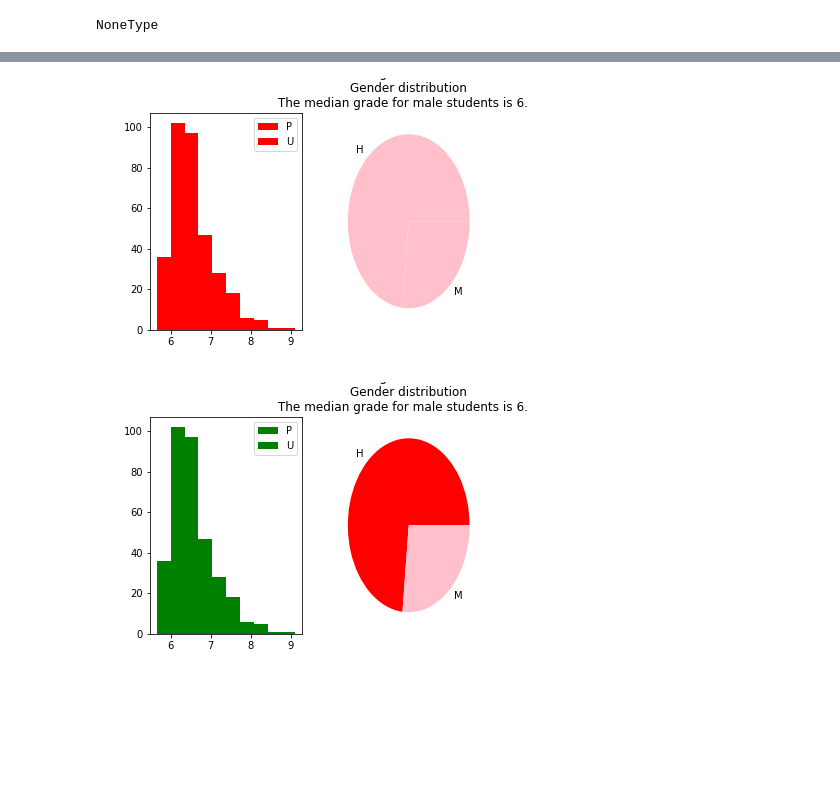
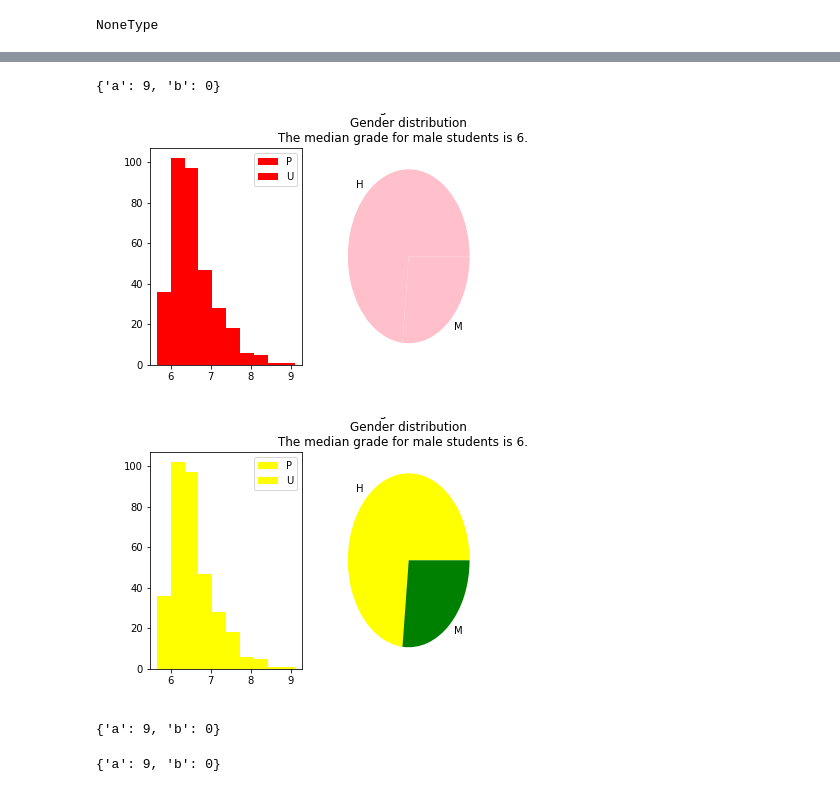
Before and after one commit to jorses/tfg, a Jupyter notebook: notebooks/test_notas.ipynb, the cells around one changed output, grey strips where cells are left out. Saved outputs shown, nothing was run; the diff lists cells and outputs as text; code cells hidden in the pictures; blank space fills up the shorter version.

```diff
--- a/notebooks/test_notas.ipynb
+++ b/notebooks/test_notas.ipynb
@@ -351,10 +328,26 @@ somename1
 # %%
 from IPython.display import Image
 from IPython.display import display
-#pick 2 that have not been picked
+displayed = {
+    "1": "a",
+    "2": "b"
+}
+inc("a")
+
+with open('result.json') as f:
+    data = json.load(f)
+results = data
+print(results)
+#pick 2
+# update displayed
+
+#actually display
 x = Image("somename.png")
 y = Image("somename1.png")
 display(x, y)
+results
 # %% [output]
+{'a': 9, 'b': 0}
 [figure]
-[figure, old version]
+[figure, new version]
+{'a': 9, 'b': 0}
@@ -365,0 +354,7 @@ choose_option
+# %%
+CHOICE = 1
+# a or b
+pick_one(str(CHOICE))
+results
+# %% [output]
+{'a': 9, 'b': 0}
```
Also changed, not shown: parts of 14 cells of this notebook, 3 other files.
